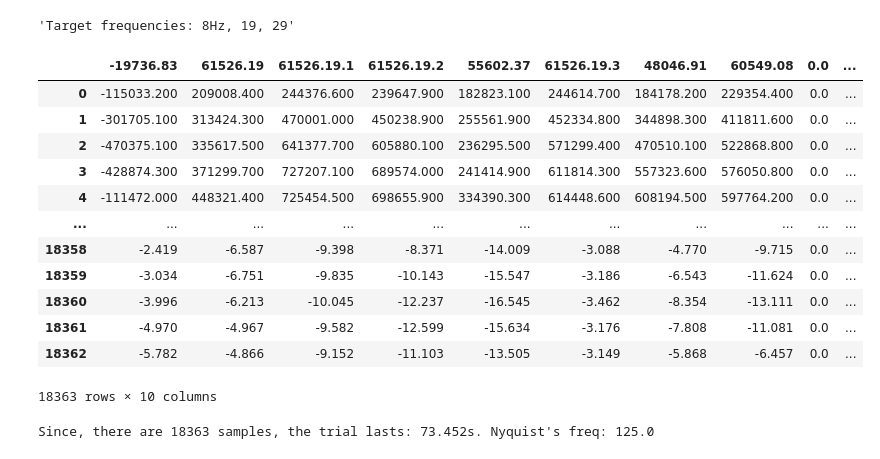
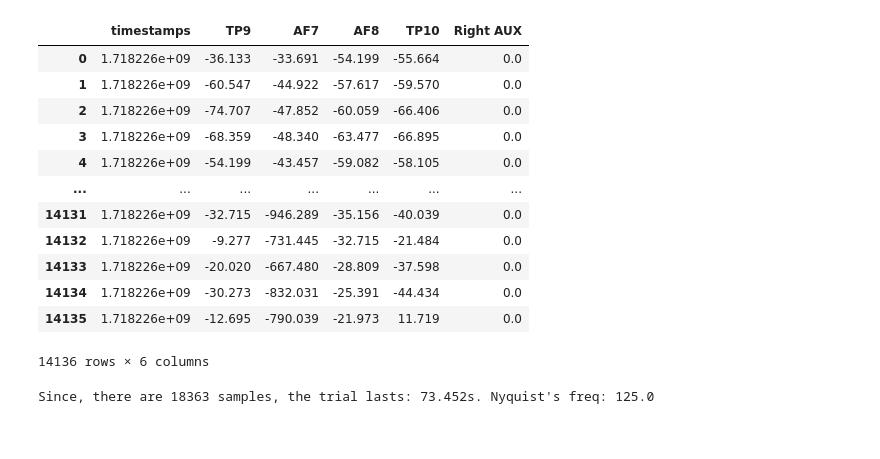
Before and after one commit to andgaspez/corpo_coraje, a Jupyter notebook: pipeline.ipynb, the cells around one changed output. Cells and saved outputs as stored; diff of their text form; code cells hidden in the pictures.

```diff
--- a/pipeline.ipynb
+++ b/pipeline.ipynb
@@ -8,27 +8,24 @@ import numpy as np
 import mne
 import scipy, pywt
 from pprint import pprint
-"""Target frequencies: 8Hz, 19, 29"""
-# %% [output]
-'Target frequencies: 8Hz, 19, 29'
 # %%
 # Import dataset
-eeg_data = pd.read_csv('EEGdata_cleaned.csv')
+eeg_data = pd.read_csv('Muse_Recording.csv')
 eeg_data
 # %% [output]
-|  | -19736.83 | 61526.19 | 61526.19.1 | 61526.19.2 | 55602.37 | 61526.19.3 | 48046.91 | 60549.08 | 0.0 | ... |
-| 0 | -115033.200 | 209008.400 | 244376.600 | 239647.900 | 182823.100 | 244614.700 | 184178.200 | 229354.400 | 0.0 | ... |
-| 1 | -301705.100 | 313424.300 | 470001.000 | 450238.900 | 255561.900 | 452334.800 | 344898.300 | 411811.600 | 0.0 | ... |
-| 2 | -470375.100 | 335617.500 | 641377.700 | 605880.100 | 236295.500 | 571299.400 | 470510.100 | 522868.800 | 0.0 | ... |
-| 3 | -428874.300 | 371299.700 | 727207.100 | 689574.000 | 241414.900 | 611814.300 | 557323.600 | 576050.800 | 0.0 | ... |
-| 4 | -111472.000 | 448321.400 | 725454.500 | 698655.900 | 334390.300 | 614448.600 | 608194.500 | 597764.200 | 0.0 | ... |
-| ... | ... | ... | ... | ... | ... | ... | ... | ... | ... | ... |
-| 18358 | -2.419 | -6.587 | -9.398 | -8.371 | -14.009 | -3.088 | -4.770 | -9.715 | 0.0 | ... |
-| 18359 | -3.034 | -6.751 | -9.835 | -10.143 | -15.547 | -3.186 | -6.543 | -11.624 | 0.0 | ... |
-| 18360 | -3.996 | -6.213 | -10.045 | -12.237 | -16.545 | -3.462 | -8.354 | -13.111 | 0.0 | ... |
-| 18361 | -4.970 | -4.967 | -9.582 | -12.599 | -15.634 | -3.176 | -7.808 | -11.081 | 0.0 | ... |
-| 18362 | -5.782 | -4.866 | -9.152 | -11.103 | -13.505 | -3.149 | -5.868 | -6.457 | 0.0 | ... |
+|  | timestamps | TP9 | AF7 | AF8 | TP10 | Right AUX |
+| 0 | 1.718226e+09 | -36.133 | -33.691 | -54.199 | -55.664 | 0.0 |
+| 1 | 1.718226e+09 | -60.547 | -44.922 | -57.617 | -59.570 | 0.0 |
+| 2 | 1.718226e+09 | -74.707 | -47.852 | -60.059 | -66.406 | 0.0 |
+| 3 | 1.718226e+09 | -68.359 | -48.340 | -63.477 | -66.895 | 0.0 |
+| 4 | 1.718226e+09 | -54.199 | -43.457 | -59.082 | -58.105 | 0.0 |
+| ... | ... | ... | ... | ... | ... | ... |
+| 14131 | 1.718226e+09 | -32.715 | -946.289 | -35.156 | -40.039 | 0.0 |
+| 14132 | 1.718226e+09 | -9.277 | -731.445 | -32.715 | -21.484 | 0.0 |
+| 14133 | 1.718226e+09 | -20.020 | -667.480 | -28.809 | -37.598 | 0.0 |
+| 14134 | 1.718226e+09 | -30.273 | -832.031 | -25.391 | -44.434 | 0.0 |
+| 14135 | 1.718226e+09 | -12.695 | -790.039 | -21.973 | 11.719 | 0.0 |
-18363 rows × 10 columns
+14136 rows × 6 columns
 # %%
 # Time duration from the number of samples
 # duration : duration (in secs)
```
Also changed, not shown: parts of 1 cell of this notebook.
